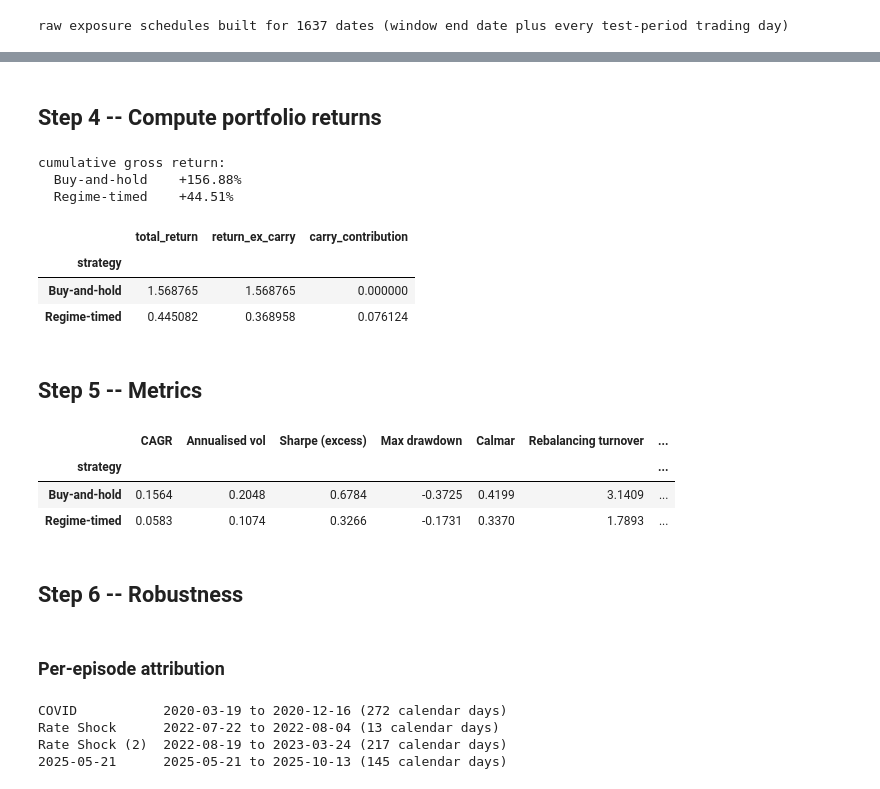
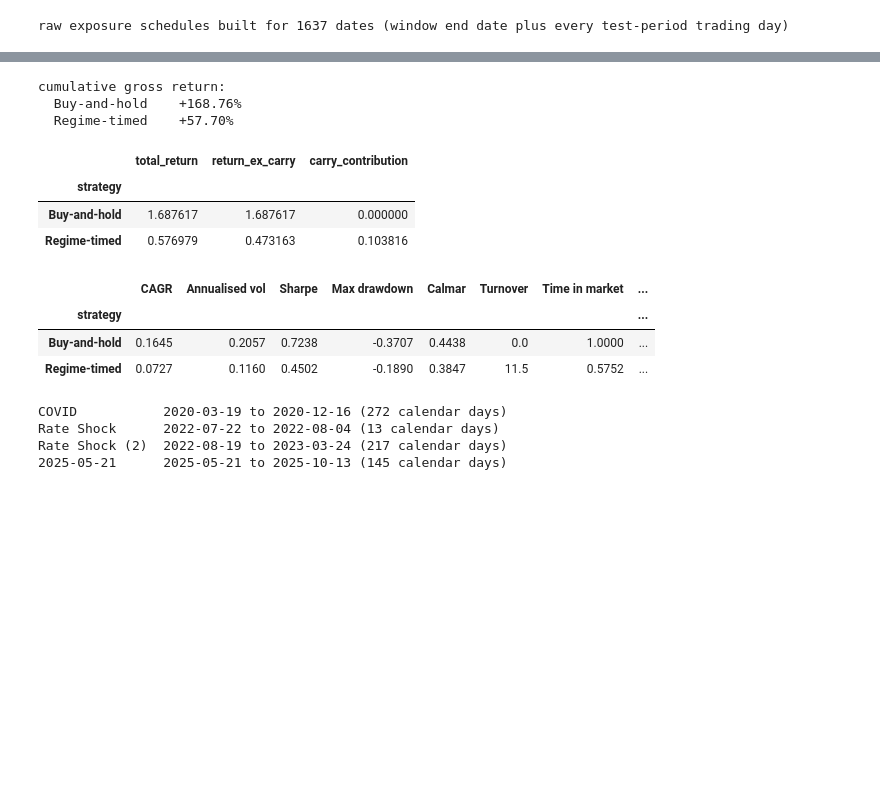
Before and after one commit to AbbinavSK/Regime-Detection-in-Financial_Markets, a Jupyter notebook: portfolio_analysis.ipynb, the cells around one changed output, grey strips where cells are left out. Drawn from its saved outputs; the diff is of its cells as text; code cells hidden in the pictures; blank space fills up the shorter version.

```diff
--- a/portfolio_analysis.ipynb
+++ b/portfolio_analysis.ipynb
@@ -128,0 +107,5 @@ equal-weighted sleeve simulated over 6418 days, 629 rebalance dates
+# %%
+# Build the equal-weight equity sleeve once, bought on the first test-period day and held with no rebalancing thereafter
+eq_weighted_test = equal_weight_drift_returns(returns_test)
+assert eq_weighted_test.std() > 0.001, "equal-weighted return series looks degenerate -- check the price panel"
+print(f"equal-weighted buy-and-hold sleeve simulated over {len(eq_weighted_test)} test-period days, no rebalancing")
@@ -211,9 +186,7 @@ alignment.iloc[max(0, first_crisis_pos - 7):first_crisis_pos + 8]
-# %% [markdown]
-## Step 4 -- Compute portfolio returns
 # %%
 # Gross (zero-cost) portfolio return series for both strategies
-gross_return_A = portfolio_return(lagged_exposure_A, eq_weighted_test, risk_free_test)
-gross_return_B = portfolio_return(lagged_exposure_B, eq_weighted_test, risk_free_test)
+gross_return_A = portfolio_return(lagged_exposure_A, eq_weighted_test, risk_free_daily)
+gross_return_B = portfolio_return(lagged_exposure_B, eq_weighted_test, risk_free_daily)
 
 STRATEGIES = {"Buy-and-hold": (lagged_exposure_A, gross_return_A),
               "Regime-timed": (lagged_exposure_B, gross_return_B)}
@@ -222,23 +195,17 @@ for name, (exposure, ret) in STRATEGIES.items():
     print(f"  {name:15s} {(1 + ret).prod() - 1:+.2%}")
 # %% [output]
 cumulative gross return:
-  Buy-and-hold    +156.88%
-  Regime-timed    +44.51%
+  Buy-and-hold    +168.76%
+  Regime-timed    +57.70%
 # %%
-# Cash-carry vs. timing decomposition: how much of each strategy's return is earned risk-free rate while out of equity
-def carry_decomposition(exposure, r_eq, r_f):
-    total = (1 + portfolio_return(exposure, r_eq, r_f)).prod() - 1
-    no_carry = (1 + exposure * r_eq).prod() - 1
-    return total, no_carry, total - no_carry
-
-
+# Cash-carry vs. timing decomposition: how much of each strategy's return is earned at the assumed risk-free rate while out of equity
 carry_rows = []
 for name, (exposure, _) in STRATEGIES.items():
-    total, no_carry, carry = carry_decomposition(exposure, eq_weighted_test, risk_free_test)
+    total, no_carry, carry = carry_decomposition(exposure, eq_weighted_test, risk_free_daily)
     carry_rows.append({"strategy": name, "total_return": total, "return_ex_carry": no_carry, "carry_contribution": carry})
 pd.DataFrame(carry_rows).set_index("strategy")
 # %% [output]
 |  | total_return | return_ex_carry | carry_contribution |
 | strategy |  |  |  |
-| Buy-and-hold | 1.568765 | 1.568765 | 0.000000 |
-| Regime-timed | 0.445082 | 0.368958 | 0.076124 |
+| Buy-and-hold | 1.687617 | 1.687617 | 0.000000 |
+| Regime-timed | 0.576979 | 0.473163 | 0.103816 |
@@ -252,7 +212,5 @@ COST_LEVELS_BPS = [0, 5, 10, 20]
-# %% [markdown]
-## Step 5 -- Metrics
 # %%
-# CAGR, annualised volatility, Sharpe (excess over the bill series), max drawdown, Calmar ratio
+# Functions: CAGR, annualised volatility, Sharpe ratio (excess over the assumed risk-free rate), max drawdown, Calmar ratio, and turnover
 def cagr(returns, periods_per_year=TRADING_DAYS_PER_YEAR):
     n_years = len(returns) / periods_per_year
     return (1 + returns).prod() ** (1 / n_years) - 1
@@ -274,40 +232,29 @@ def max_drawdown(returns):
 
 def calmar_ratio(returns, periods_per_year=TRADING_DAYS_PER_YEAR):
     return cagr(returns, periods_per_year) / abs(max_drawdown(returns))
+
+
+def turnover(exposure):
+    return exposure.diff().abs().sum()
 # %%
-# Turnover split into rebalancing turnover (from the equal-weight sleeve alone) and exposure-change turnover (from timing)
-rebalance_turnover_test = rebalance_turnover_full.reindex(returns_test.index)
-
-
-def turnover_split(exposure):
-    rebalancing = (exposure * rebalance_turnover_test).sum()
-    exposure_change = exposure.diff().abs().sum()
-    return rebalancing, exposure_change
-
-
+# Headline performance table for both strategies over the full test period
 metric_rows = []
 for name, (exposure, ret) in STRATEGIES.items():
-    rebalancing_turnover, exposure_change_turnover = turnover_split(exposure)
     metric_rows.append({
         "strategy": name,
         "CAGR": cagr(ret),
         "Annualised vol": annualised_vol(ret),
-        "Sharpe (excess)": sharpe_ratio(ret, risk_free_test),
+        "Sharpe": sharpe_ratio(ret, risk_free_daily),
         "Max drawdown": max_drawdown(ret),
         "Calmar": calmar_ratio(ret),
-        "Rebalancing turnover": rebalancing_turnover,
-        "Exposure-change turnover": exposure_change_turnover,
+        "Turnover": turnover(exposure),
         "Time in market": exposure.mean(),
         "N exposure changes": int((exposure.diff().fillna(0) != 0).sum()),
     })
 metrics_table = pd.DataFrame(metric_rows).set_index("strategy")
 metrics_table.round(4)
 # %% [output]
-|  | CAGR | Annualised vol | Sharpe (excess) | Max drawdown | Calmar | Rebalancing turnover | ... |
-| strategy |  |  |  |  |  |  | ... |
-| Buy-and-hold | 0.1564 | 0.2048 | 0.6784 | -0.3725 | 0.4199 | 3.1409 | ... |
-| Regime-timed | 0.0583 | 0.1074 | 0.3266 | -0.1731 | 0.3370 | 1.7893 | ... |
+|  | CAGR | Annualised vol | Sharpe | Max drawdown | Calmar | Turnover | Time in market | ... |
+| strategy |  |  |  |  |  |  |  | ... |
+| Buy-and-hold | 0.1645 | 0.2057 | 0.7238 | -0.3707 | 0.4438 | 0.0 | 1.0000 | ... |
+| Regime-timed | 0.0727 | 0.1160 | 0.4502 | -0.1890 | 0.3847 | 11.5 | 0.5752 | ... |
-# %% [markdown]
-## Step 6 -- Robustness
-# %% [markdown]
-### Per-episode attribution
```
Also changed, not shown: parts of 28 cells of this notebook, 6 other files.
